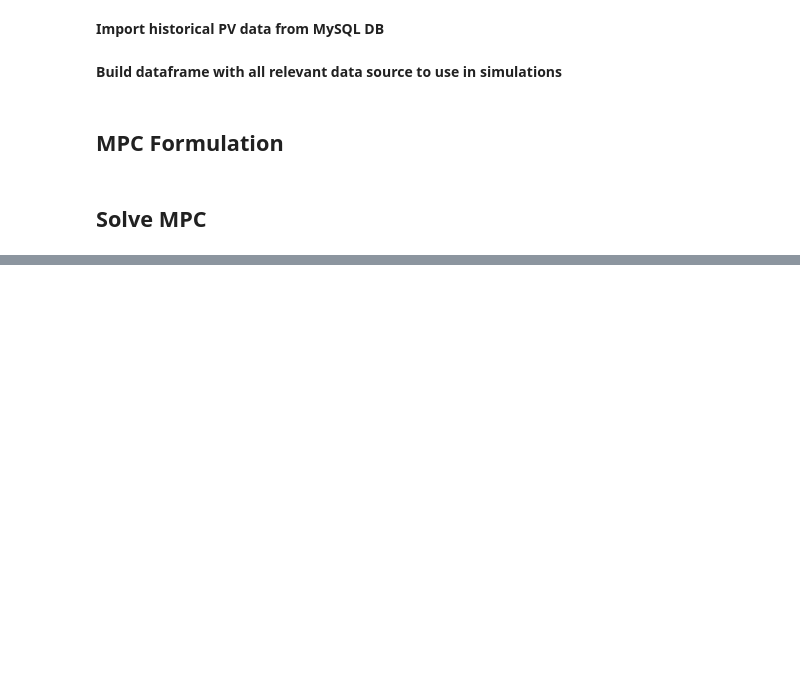
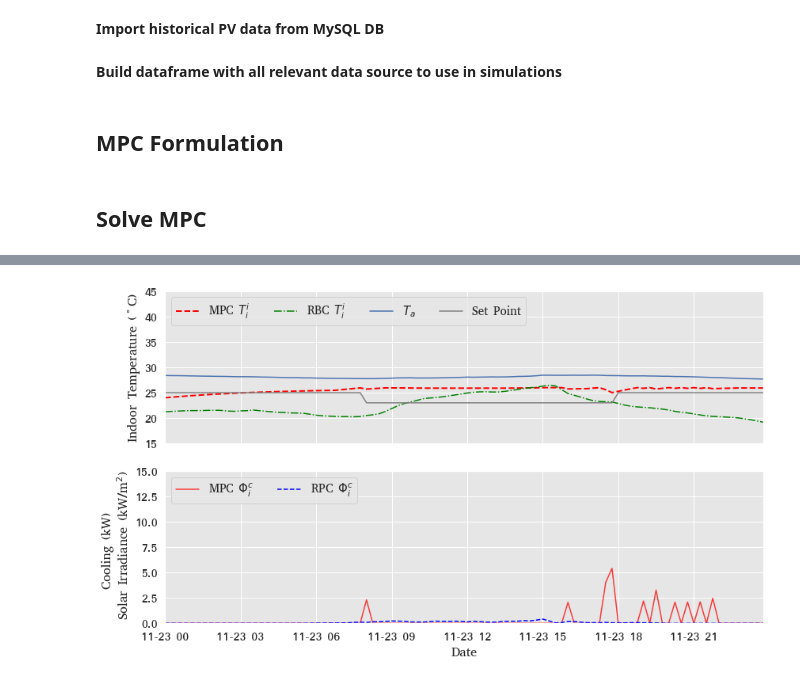
Before and after one commit to brendan-gridsight/ThesisGit, a Jupyter notebook: MPC Simulations/Economic MPC Rolling Window.ipynb, the cells around one changed output, grey strips where cells are left out. Drawn from its saved outputs; the diff is of its cells as text; code cells hidden in the pictures; blank space fills up the shorter version.

```diff
--- a/MPC Simulations/Economic MPC Rolling Window.ipynb
+++ b/MPC Simulations/Economic MPC Rolling Window.ipynb
@@ -586,0 +603,4 @@ mpc_results.to_csv('T_SetCost_50-10_PhvacCost_025.csv')
+# %%
+plot_thermal_combined2(mpc_results['2020-11-23'])
+# %% [output]
+[figure, added]
```
Also changed, not shown: parts of 6 cells of this notebook, 20 other files.
